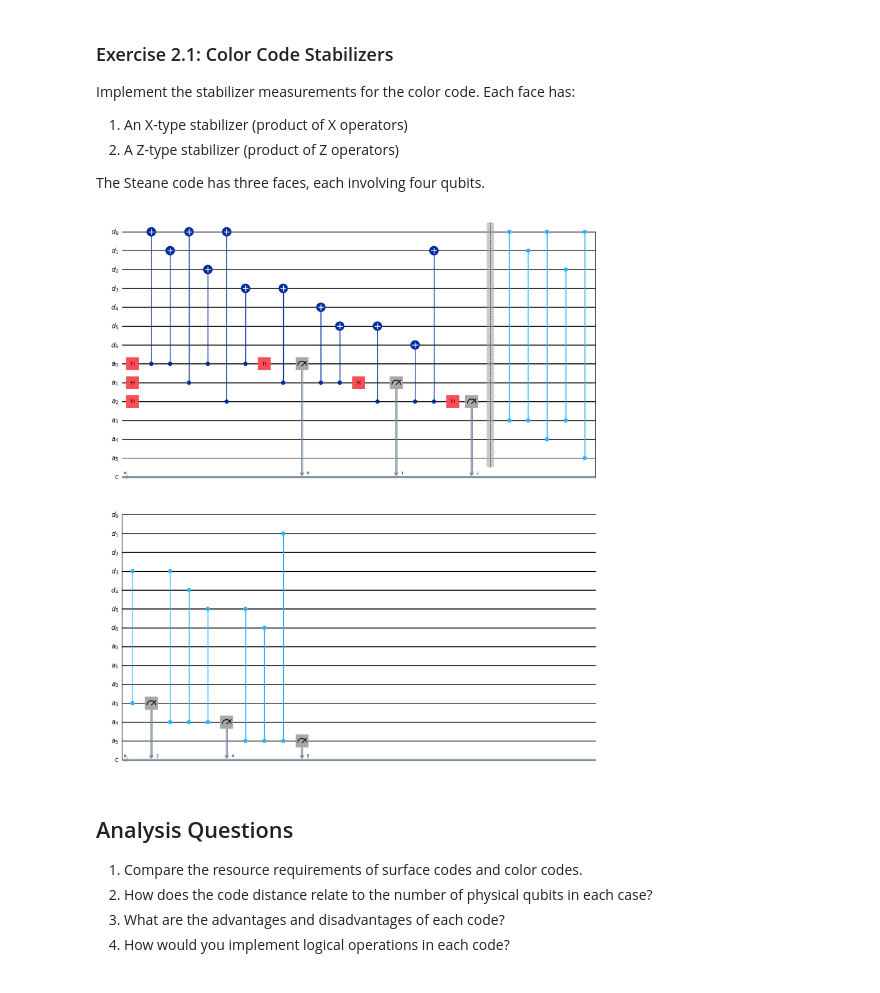
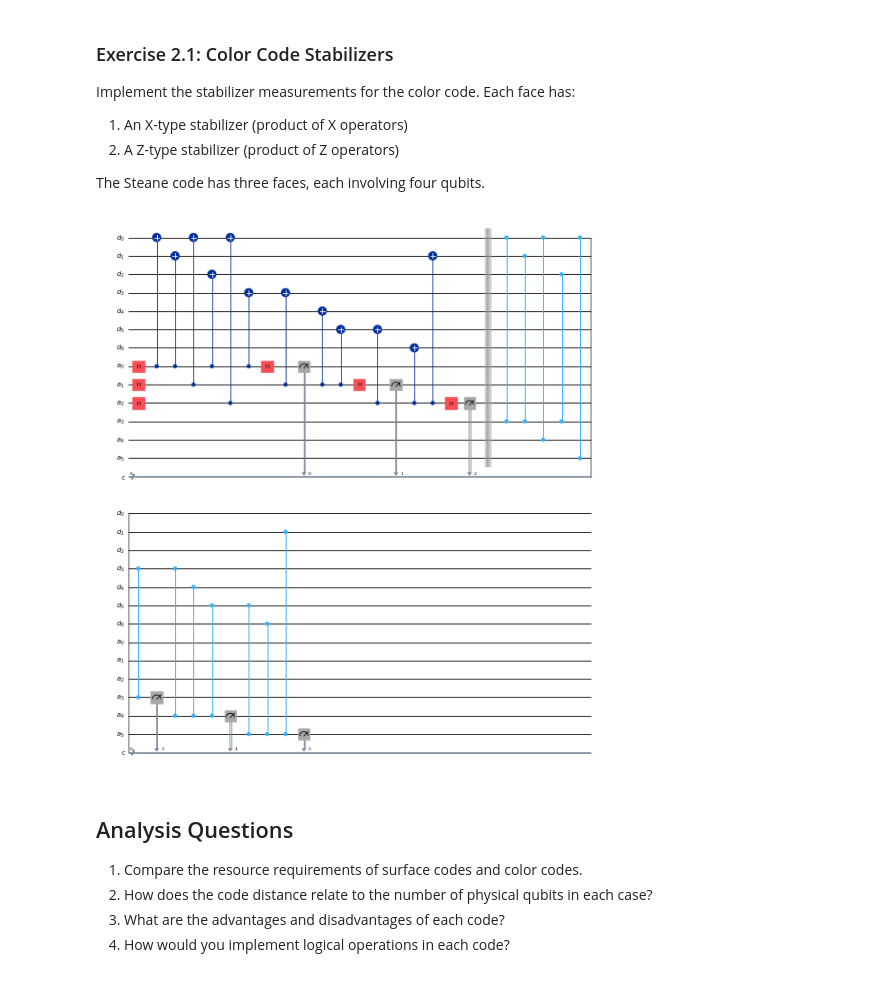
Before and after one commit to UMassIonTrappers/Introduction-to-Quantum-Computing, a Jupyter notebook: Lab_13_QEC_TBD.ipynb, the cells around one changed output. Drawn from its saved outputs; the diff is of its cells as text; code cells hidden in the pictures.

```diff
--- a/Lab_13_QEC_TBD.ipynb
+++ b/Lab_13_QEC_TBD.ipynb
@@ -320,35 +296,35 @@ def create_color_code_circuit():
 
     # Measure X-type stabilizers
     for i, face in enumerate(faces):
         # Initialize ancilla
         qc.h(anc[i])
 
         # Apply CNOT gates
         for qubit in face:
             qc.cx(anc[i], data[qubit])
 
         # Measure
         qc.h(anc[i])
         qc.measure(anc[i], c[i])
 
     qc.barrier()
 
     # Measure Z-type stabilizers
     for i, face in enumerate(faces):
         # Apply CZ gates
         for qubit in face:
             qc.cz(anc[i+3], data[qubit])
 
         # Measure
         qc.measure(anc[i+3], c[i+3])
 
     return qc
 
 # Create and display the circuit
 color_circuit = create_color_code_circuit()
-color_circuit.draw('mpl')
+color_circuit.draw('mpl', scale = 0.3)
 # %% [output]
-[figure, old version]
+[figure, new version]
 # %% [markdown]
 ## Analysis Questions
 
```
Also changed, not shown: parts of 7 cells of this notebook.
